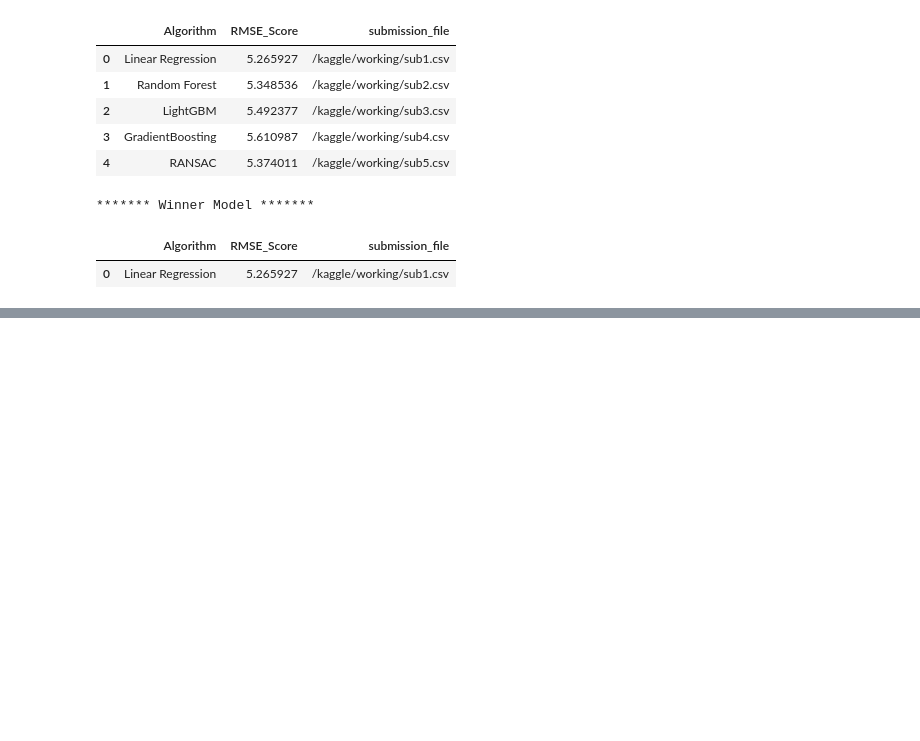
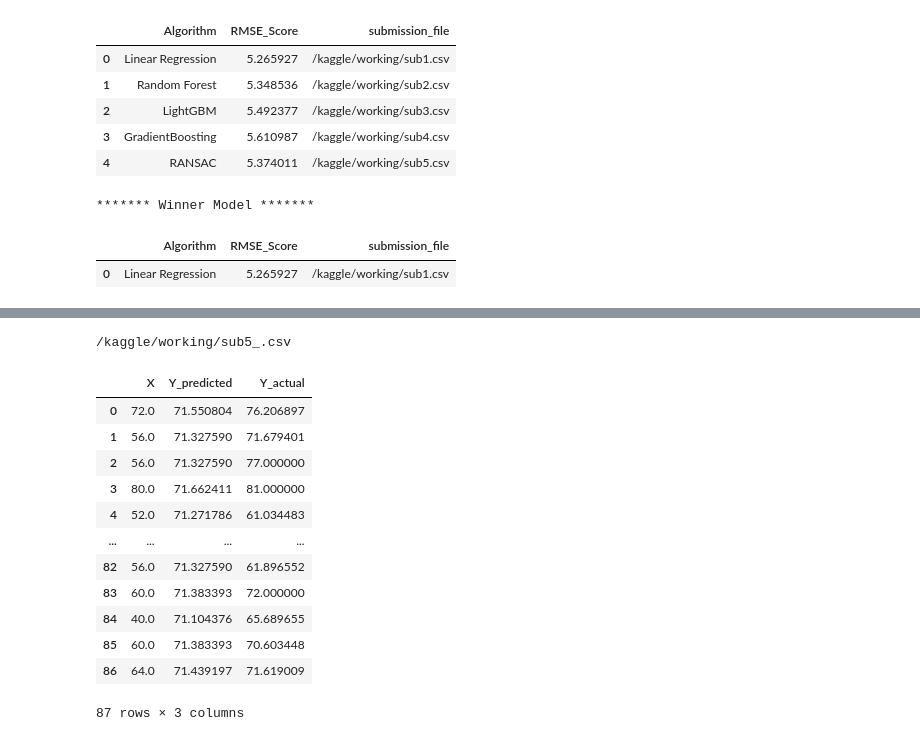
Before and after one commit to halfbloodprince16/ITS-ML-Challenge, a Jupyter notebook: P2/itsc-ml-R.ipynb, the cells around one changed output, grey strips where cells are left out. Drawn from its saved outputs; the diff is of its cells as text; code cells hidden in the pictures; blank space fills up the shorter version.

```diff
--- a/P2/itsc-ml-R.ipynb
+++ b/P2/itsc-ml-R.ipynb
@@ -323,6 +388,25 @@ display(scores[scores['RMSE_Score'] == min(scores['RMSE_Score'])])
 # %%
 winner = scores[scores['RMSE_Score'] == min(scores['RMSE_Score'])]['submission_file']
+print("/kaggle/working/"+winner.values[0].path)
+# %% [output]
+/kaggle/working/sub5_.csv
 # %%
 plot_df = pd.read_csv("/kaggle/working/"+winner.values[0].path)
+
+display(plot_df)
+# %% [output]
+|  | X | Y_predicted | Y_actual |
+| 0 | 72.0 | 71.550804 | 76.206897 |
+| 1 | 56.0 | 71.327590 | 71.679401 |
+| 2 | 56.0 | 71.327590 | 77.000000 |
+| 3 | 80.0 | 71.662411 | 81.000000 |
+| 4 | 52.0 | 71.271786 | 61.034483 |
+| ... | ... | ... | ... |
+| 82 | 56.0 | 71.327590 | 61.896552 |
+| 83 | 60.0 | 71.383393 | 72.000000 |
+| 84 | 40.0 | 71.104376 | 65.689655 |
+| 85 | 60.0 | 71.383393 | 70.603448 |
+| 86 | 64.0 | 71.439197 | 71.619009 |
+87 rows × 3 columns
 # %%
 sns.lineplot(x = "X",
```
Also changed, not shown: parts of 12 cells of this notebook.
